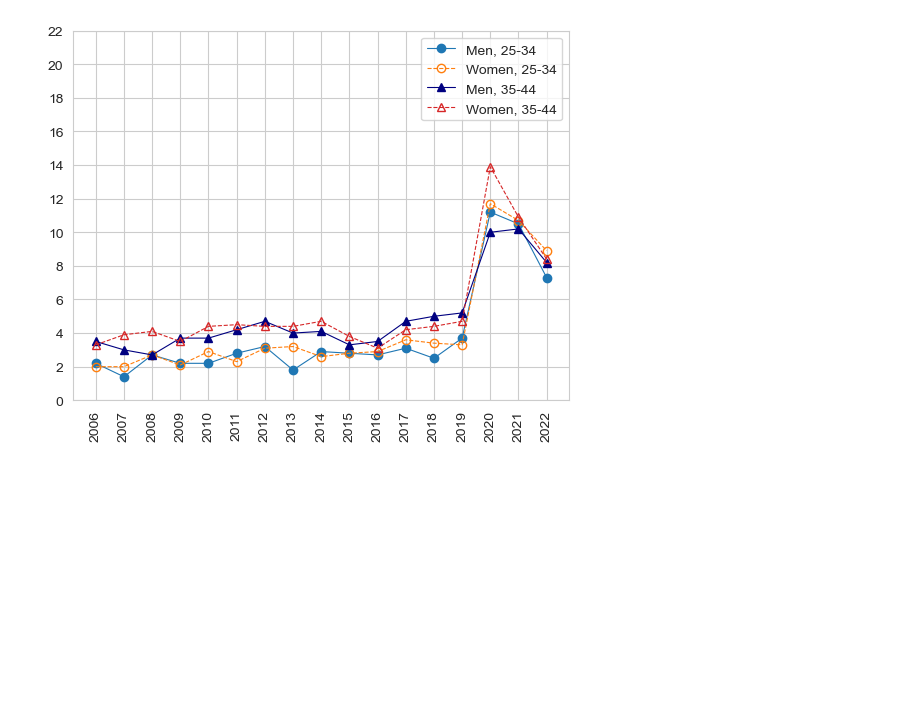
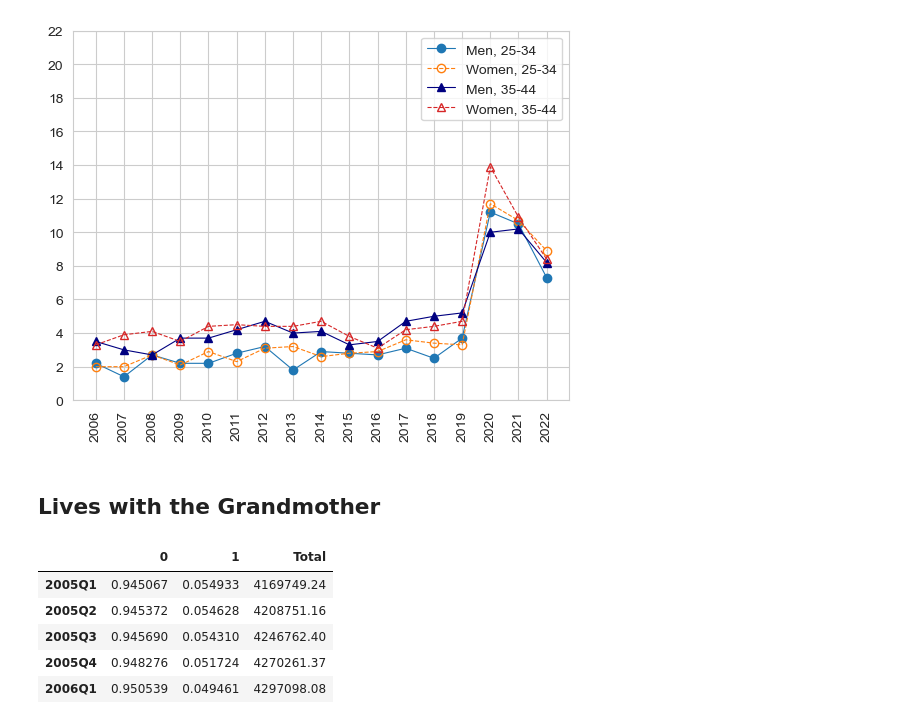
Before and after one commit to crisla/TenMoCoS, a Jupyter notebook: Remote_work.ipynb, the cells around one changed output. Drawn from its saved outputs; the diff is of its cells as text; code cells hidden in the pictures; blank space fills up the shorter version.

```diff
--- a/Remote_work.ipynb
+++ b/Remote_work.ipynb
@@ -188,3 +188,21 @@ plt.yticks(np.arange(0,24,2))
 plt.show()
 # %% [output]
 [figure]
+# %% [markdown]
+## Lives with the Grandmother
+# %%
+path = 'descriptive_stats/'
+
+gran_10 = normalise_table(read_table(path+'grannies_10.log',rescale=100,ncols=2))
+gran_10.index = gran_10.index.map(date_dict)
+
+gran_5 = normalise_table(read_table(path+'grannies_5.log',rescale=100,ncols=2))
+gran_5.index = gran_5.index.map(date_dict)
+gran_10.head()
+# %% [output]
+|  | 0 | 1 | Total |
+| 2005Q1 | 0.945067 | 0.054933 | 4169749.24 |
+| 2005Q2 | 0.945372 | 0.054628 | 4208751.16 |
+| 2005Q3 | 0.945690 | 0.054310 | 4246762.40 |
+| 2005Q4 | 0.948276 | 0.051724 | 4270261.37 |
+| 2006Q1 | 0.950539 | 0.049461 | 4297098.08 |
```
Also changed, not shown: parts of 1 cell of this notebook, 4 other files.
